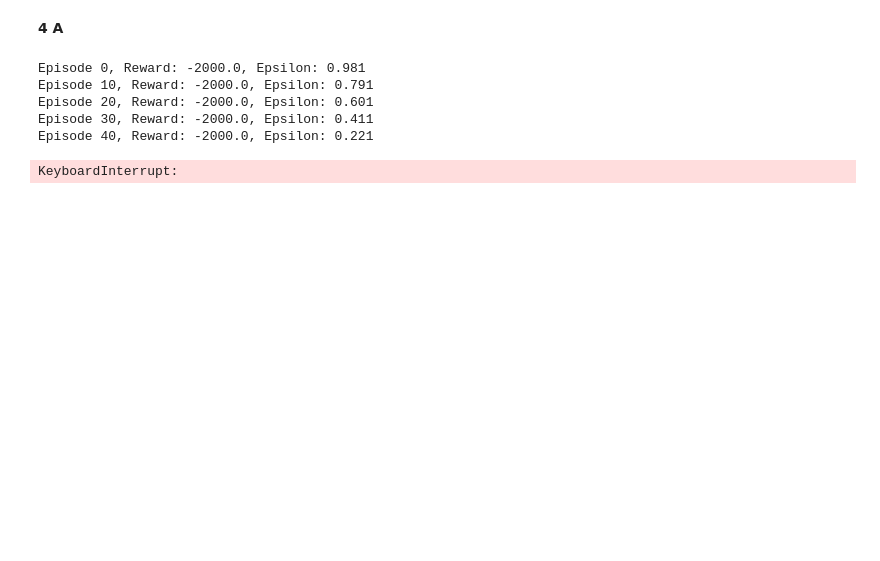
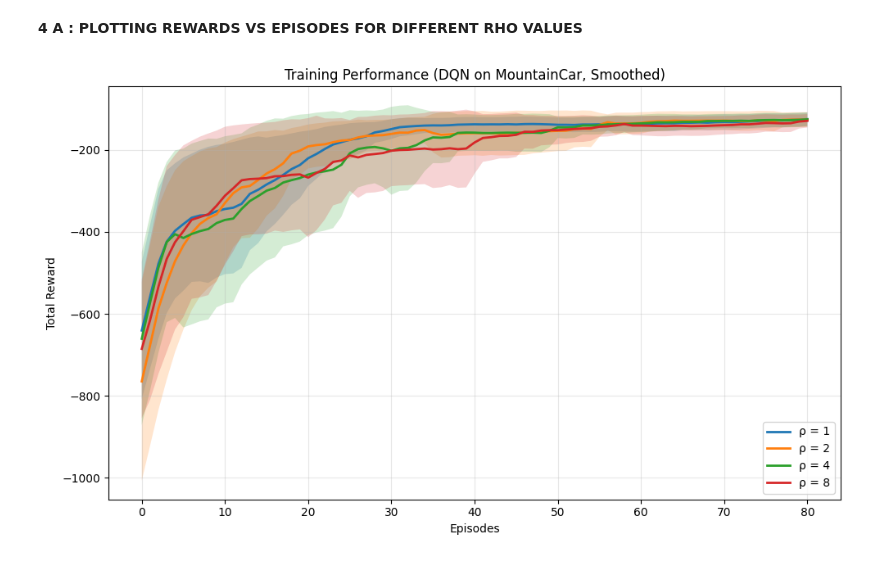
Before and after one commit to Maddy-1111/Reinforcement-Learning, a Jupyter notebook: Assignment 2/PA2_Q1.ipynb, the cells around one changed output. Cells and saved outputs as stored; diff of their text form; code cells hidden in the pictures; blank space fills up the shorter version.

```diff
--- a/Assignment 2/PA2_Q1.ipynb
+++ b/Assignment 2/PA2_Q1.ipynb
@@ -46,7 +50,9 @@ class ReplayBuffer:
 class QNetwork(nn.Module):
     def __init__(self, state_dim, action_dim):
         super().__init__()
-
+        """
+        Two hidden layers with 64 neurons each
+        """
         self.net = nn.Sequential(
             nn.Linear(state_dim, 64),
             nn.ReLU(),
@@ -164,2 +219,2 @@ for seed in range(15):
 # %% [markdown]
-**4 A**
+**4 A : PLOTTING REWARDS VS EPISODES FOR DIFFERENT RHO VALUES**
@@ -192,52 +221,62 @@ def parse_rewards(file_path):
-# %%
-data = {}
-rhos = [1, 2, 4]
-
-for rho in rhos:
-    data[rho] = parse_rewards(f"/content/drive/MyDrive/rho{rho}.csv")
-
-for rho in data:
-    data[rho] = np.array(data[rho])
-# %% [output]
-Episode 0, Reward: -2000.0, Epsilon: 0.981
-Episode 10, Reward: -2000.0, Epsilon: 0.791
-Episode 20, Reward: -2000.0, Epsilon: 0.601
-Episode 30, Reward: -2000.0, Epsilon: 0.411
-Episode 40, Reward: -2000.0, Epsilon: 0.221
-KeyboardInterrupt:
+# %%
+def load_data(filepath):
+    data = {}
+
+    with open(filepath, "r") as f:
+        for line in f:
+            entry = json.loads(line)
+
+            label = entry["label"]
+            rho = entry["hyperparams"]["rho"]
+            rewards = list(entry["rewards"])
+
+            if label not in data:
+                data[label] = {}
+
+            if rho not in data[label]:
+                data[label][rho] = []
+
+            # append seed run
+            data[label][rho].append(rewards)
+
+    return data
+# %%
+data = load_data("results.jsonl")
 # %%
 def moving_average(x, window=20):
     return np.convolve(x, np.ones(window)/window, mode='valid')
 
 plt.figure(figsize=(10, 6))
 
-for rho in [1, 2, 4, 8]:
-    all_rewards = np.array(data[rho])
+label = "soumya_Q4_a"
 
+for rho in sorted(data[label].keys()):
+    all_rewards = np.array(data[label][rho])
     mean_rewards = np.mean(all_rewards, axis=0)
     std = np.std(all_rewards, axis=0)
     n = all_rewards.shape[0]
-
     ci = 1.96 * std / np.sqrt(n)
 
     smooth_mean = moving_average(mean_rewards, window=20)
     smooth_ci = moving_average(ci, window=20)
 
     x = np.arange(len(smooth_mean))
 
     plt.plot(x, smooth_mean, label=f"ρ = {rho}", linewidth=2)
     plt.fill_between(
         x,
         smooth_mean - smooth_ci,
         smooth_mean + smooth_ci,
         alpha=0.2
     )
 
 plt.xlabel("Episodes")
 plt.ylabel("Total Reward")
 plt.title("Training Performance (DQN on MountainCar, Smoothed)")
 plt.legend()
 plt.grid(alpha=0.3)
 
 plt.tight_layout()
 plt.show()
+# %% [output]
+[figure, added]
```
Also changed, not shown: parts of 16 cells of this notebook.
